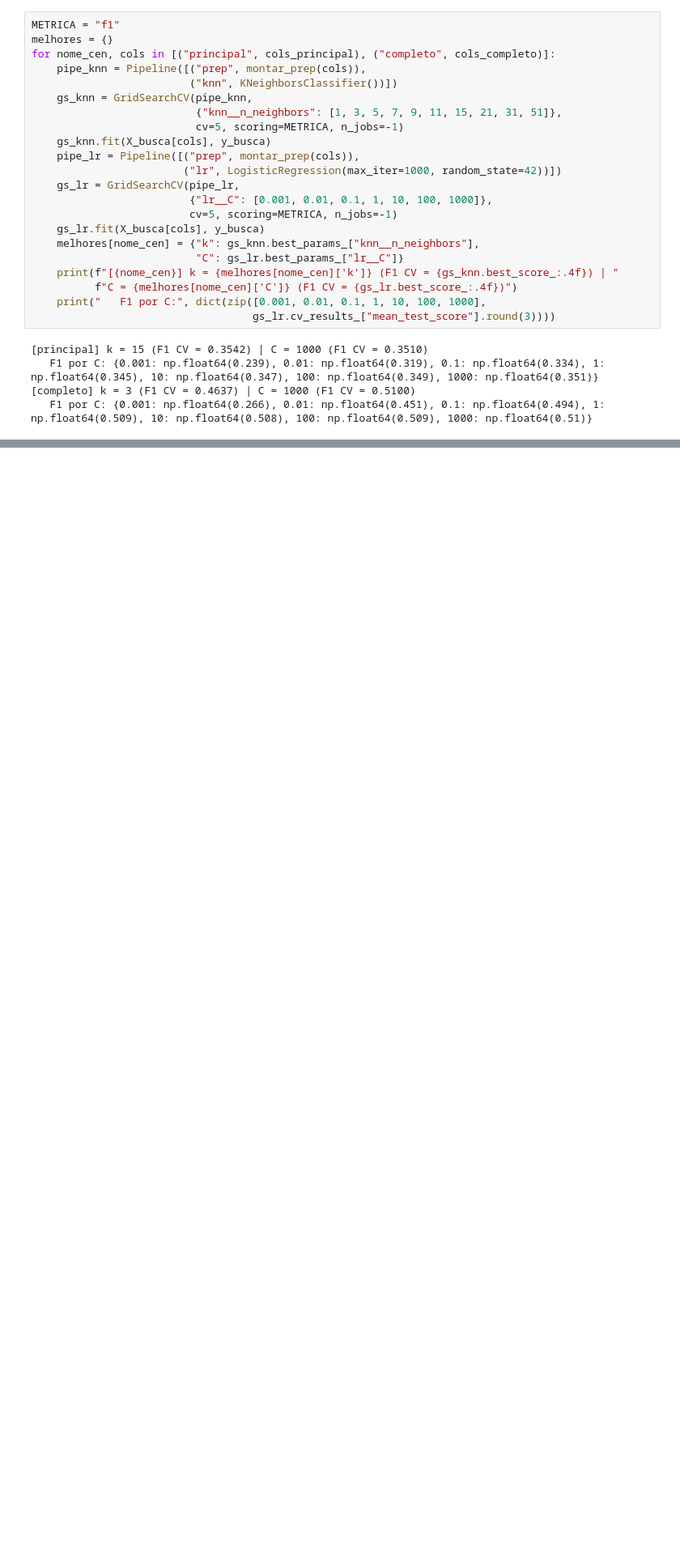
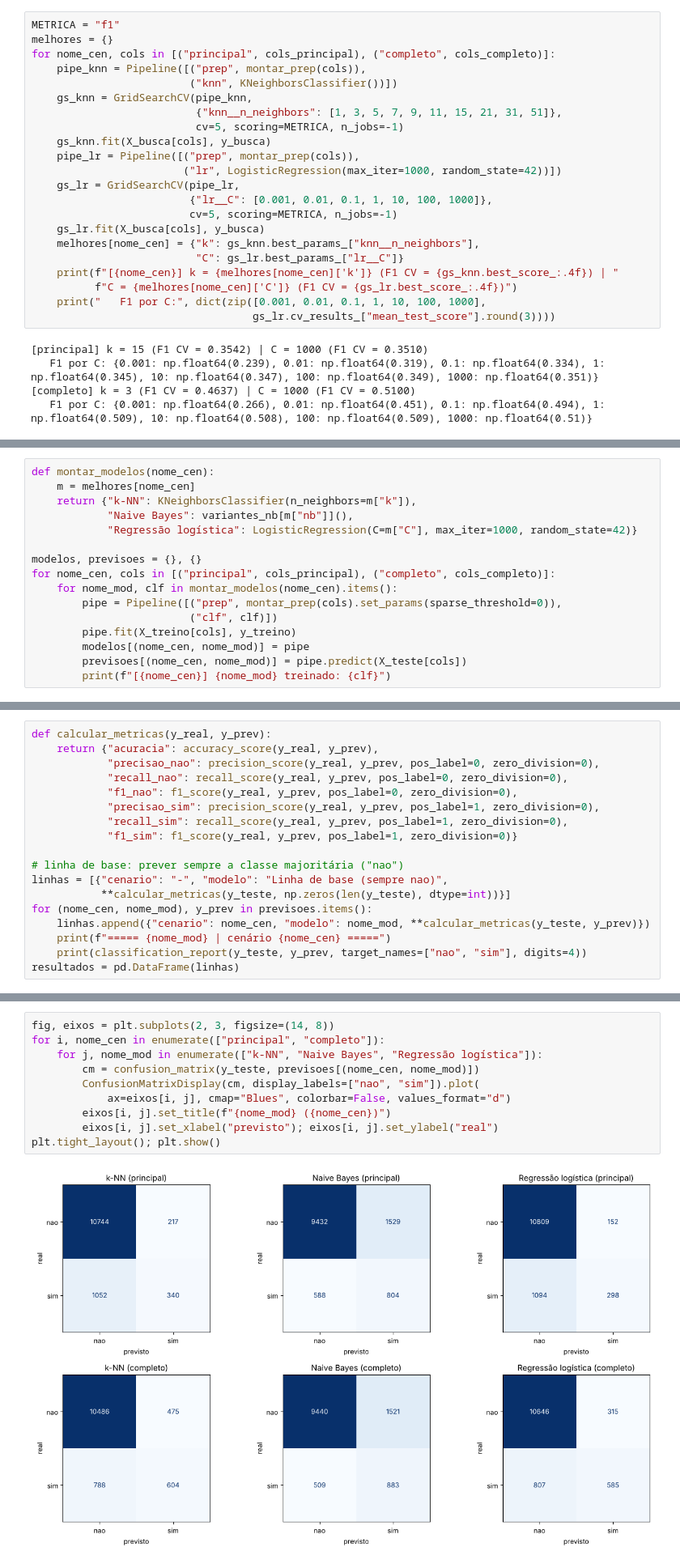
Before and after one commit to JVYazbek/Atividade-em-grupo-ML-1, a Jupyter notebook: Atividade_em_grupo_1.ipynb, the cells around one changed output, grey strips where cells are left out. Shown at 81% size. Saved outputs shown, nothing was run; the diff lists cells and outputs as text; blank space fills up the shorter version.

```diff
--- a/Atividade_em_grupo_1.ipynb
+++ b/Atividade_em_grupo_1.ipynb
@@ -205,0 +367,16 @@ for nome_cen, cols in [("principal", cols_principal), ("completo", cols_completo
+# %%
+def montar_modelos(nome_cen):
+    m = melhores[nome_cen]
+    return {"k-NN": KNeighborsClassifier(n_neighbors=m["k"]),
+            "Naive Bayes": variantes_nb[m["nb"]](),
+            "Regressão logística": LogisticRegression(C=m["C"], max_iter=1000, random_state=42)}
+
+modelos, previsoes = {}, {}
+for nome_cen, cols in [("principal", cols_principal), ("completo", cols_completo)]:
+    for nome_mod, clf in montar_modelos(nome_cen).items():
+        pipe = Pipeline([("prep", montar_prep(cols).set_params(sparse_threshold=0)),
+                         ("clf", clf)])
+        pipe.fit(X_treino[cols], y_treino)
+        modelos[(nome_cen, nome_mod)] = pipe
+        previsoes[(nome_cen, nome_mod)] = pipe.predict(X_teste[cols])
+        print(f"[{nome_cen}] {nome_mod} treinado: {clf}")
@@ -205,0 +421,18 @@ for nome_cen, cols in [("principal", cols_principal), ("completo", cols_completo
+# %%
+def calcular_metricas(y_real, y_prev):
+    return {"acuracia": accuracy_score(y_real, y_prev),
+            "precisao_nao": precision_score(y_real, y_prev, pos_label=0, zero_division=0),
+            "recall_nao": recall_score(y_real, y_prev, pos_label=0, zero_division=0),
+            "f1_nao": f1_score(y_real, y_prev, pos_label=0, zero_division=0),
+            "precisao_sim": precision_score(y_real, y_prev, pos_label=1, zero_division=0),
+            "recall_sim": recall_score(y_real, y_prev, pos_label=1, zero_division=0),
+            "f1_sim": f1_score(y_real, y_prev, pos_label=1, zero_division=0)}
+
+# linha de base: prever sempre a classe majoritária ("nao")
+linhas = [{"cenario": "-", "modelo": "Linha de base (sempre nao)",
+           **calcular_metricas(y_teste, np.zeros(len(y_teste), dtype=int))}]
+for (nome_cen, nome_mod), y_prev in previsoes.items():
+    linhas.append({"cenario": nome_cen, "modelo": nome_mod, **calcular_metricas(y_teste, y_prev)})
+    print(f"===== {nome_mod} | cenário {nome_cen} =====")
+    print(classification_report(y_teste, y_prev, target_names=["nao", "sim"], digits=4))
+resultados = pd.DataFrame(linhas)
@@ -205,0 +459,12 @@ for nome_cen, cols in [("principal", cols_principal), ("completo", cols_completo
+# %%
+fig, eixos = plt.subplots(2, 3, figsize=(14, 8))
+for i, nome_cen in enumerate(["principal", "completo"]):
+    for j, nome_mod in enumerate(["k-NN", "Naive Bayes", "Regressão logística"]):
+        cm = confusion_matrix(y_teste, previsoes[(nome_cen, nome_mod)])
+        ConfusionMatrixDisplay(cm, display_labels=["nao", "sim"]).plot(
+            ax=eixos[i, j], cmap="Blues", colorbar=False, values_format="d")
+        eixos[i, j].set_title(f"{nome_mod} ({nome_cen})")
+        eixos[i, j].set_xlabel("previsto"); eixos[i, j].set_ylabel("real")
+plt.tight_layout(); plt.show()
+# %% [output]
+[figure, added]
```
Also changed, not shown: parts of 49 cells of this notebook, 2 other files.
